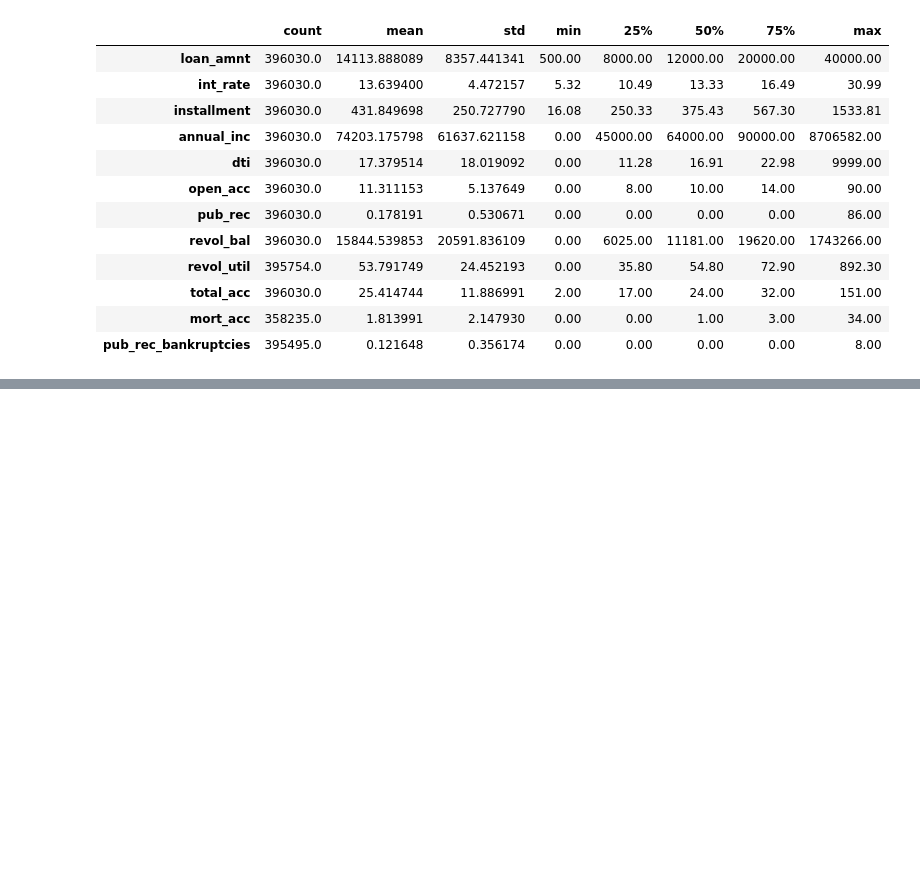
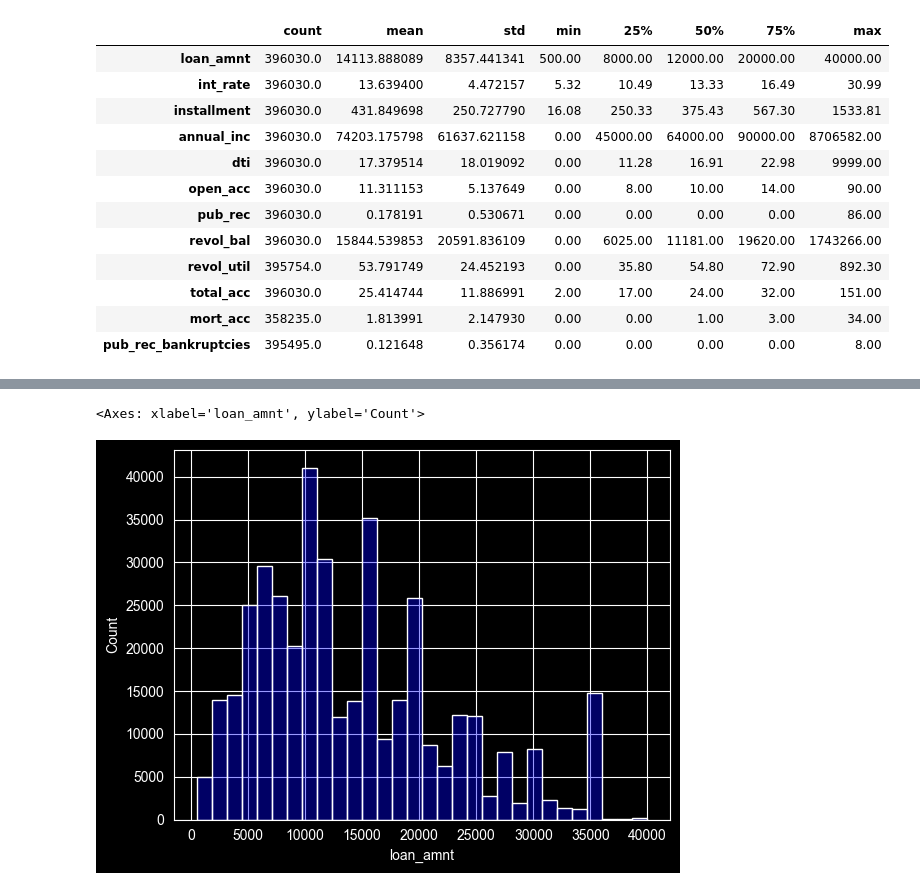
Before and after one commit to kanishkay/Lending_Club_Loan_Risk_Analysis_Deep_Learning, a Jupyter notebook: Lending_Club_Loan_Rishk_DL.ipynb, the cells around one changed output, grey strips where cells are left out. Cells and saved outputs as stored; diff of their text form; code cells hidden in the pictures; blank space fills up the shorter version.

```diff
--- a/Lending_Club_Loan_Rishk_DL.ipynb
+++ b/Lending_Club_Loan_Rishk_DL.ipynb
@@ -53,0 +41,5 @@ df.describe().transpose()
+# %%
+sns.histplot(data=df, x='loan_amnt',alpha=0.4, bins=30, color='blue')
+# %% [output]
+<Axes: xlabel='loan_amnt', ylabel='Count'>
+[figure, added]
```
Also changed, not shown: parts of 62 cells of this notebook.
